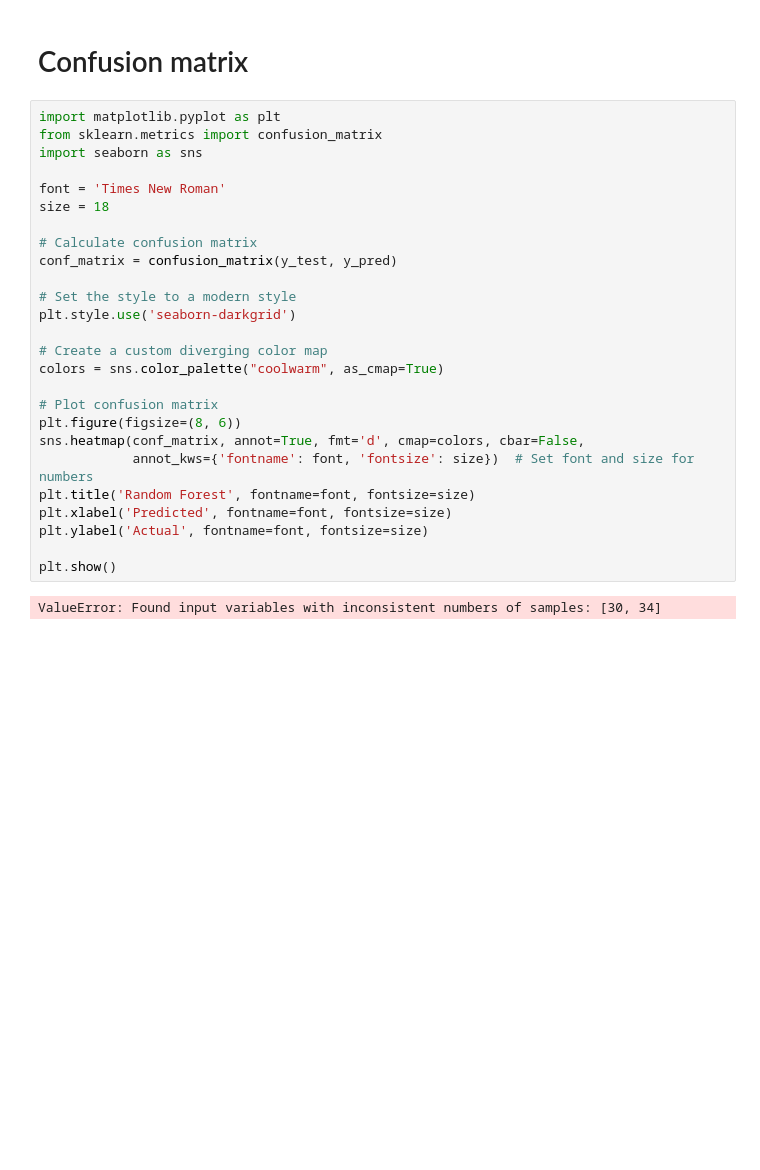
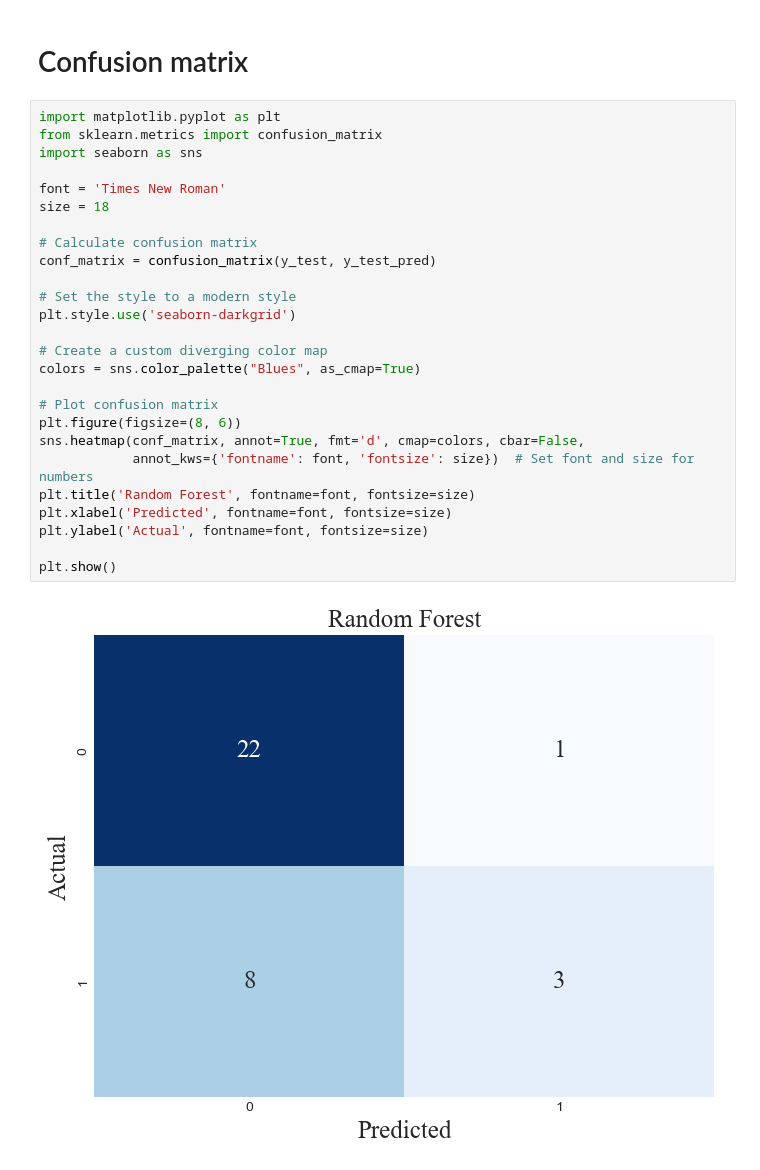
Before and after one commit to DionneSpaltman/predicting_VVR, a Jupyter notebook: models/00_VVR_measurements_only/01_rf.ipynb, the cells around one changed output. Drawn from its saved outputs; the diff is of its cells as text; blank space fills up the shorter version.

```diff
--- a/models/00_VVR_measurements_only/01_rf.ipynb
+++ b/models/00_VVR_measurements_only/01_rf.ipynb
@@ -311,28 +311,28 @@ AttributeError: 'numpy.ndarray' object has no attribute 'values'
 # %%
 import matplotlib.pyplot as plt
 from sklearn.metrics import confusion_matrix
 import seaborn as sns
 
 font = 'Times New Roman'
 size = 18
 
 # Calculate confusion matrix
-conf_matrix = confusion_matrix(y_test, y_pred)
+conf_matrix = confusion_matrix(y_test, y_test_pred)
 
 # Set the style to a modern style
 plt.style.use('seaborn-darkgrid')
 
 # Create a custom diverging color map
-colors = sns.color_palette("coolwarm", as_cmap=True)
+colors = sns.color_palette("Blues", as_cmap=True)
 
 # Plot confusion matrix
 plt.figure(figsize=(8, 6))
 sns.heatmap(conf_matrix, annot=True, fmt='d', cmap=colors, cbar=False,
             annot_kws={'fontname': font, 'fontsize': size})  # Set font and size for numbers
 plt.title('Random Forest', fontname=font, fontsize=size)
 plt.xlabel('Predicted', fontname=font, fontsize=size)
 plt.ylabel('Actual', fontname=font, fontsize=size)
 
 plt.show()
 # %% [output]
-ValueError: Found input variables with inconsistent numbers of samples: [30, 34]
+[figure, added]
```
Also changed, not shown: parts of 1 cell of this notebook, 3 other files.
